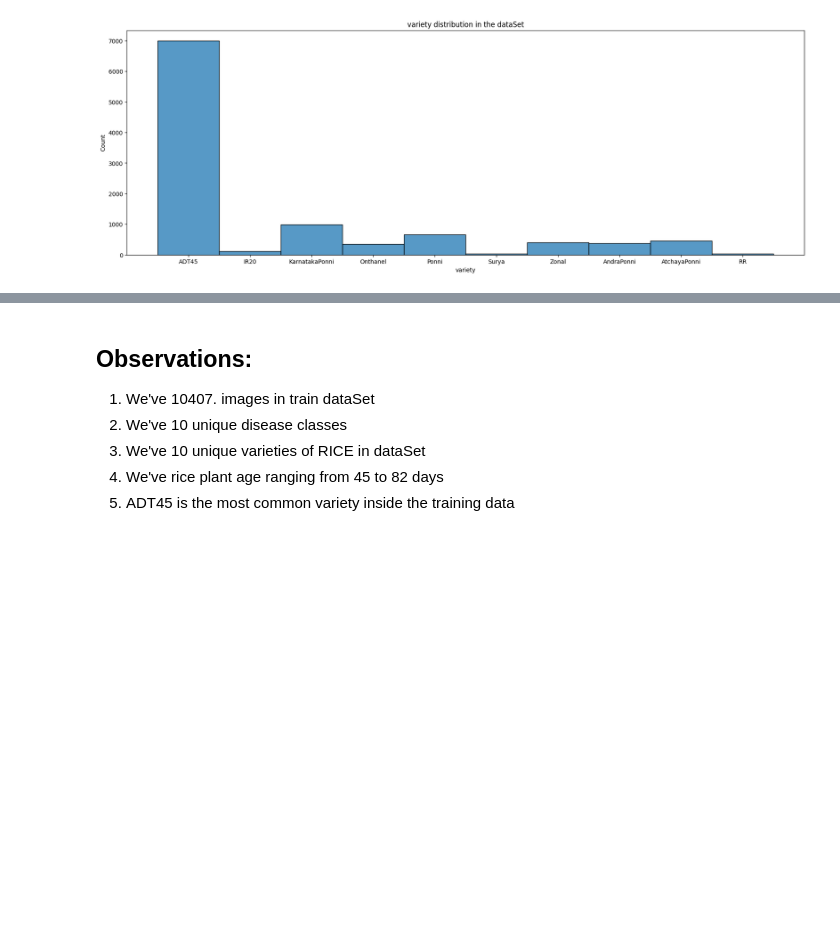
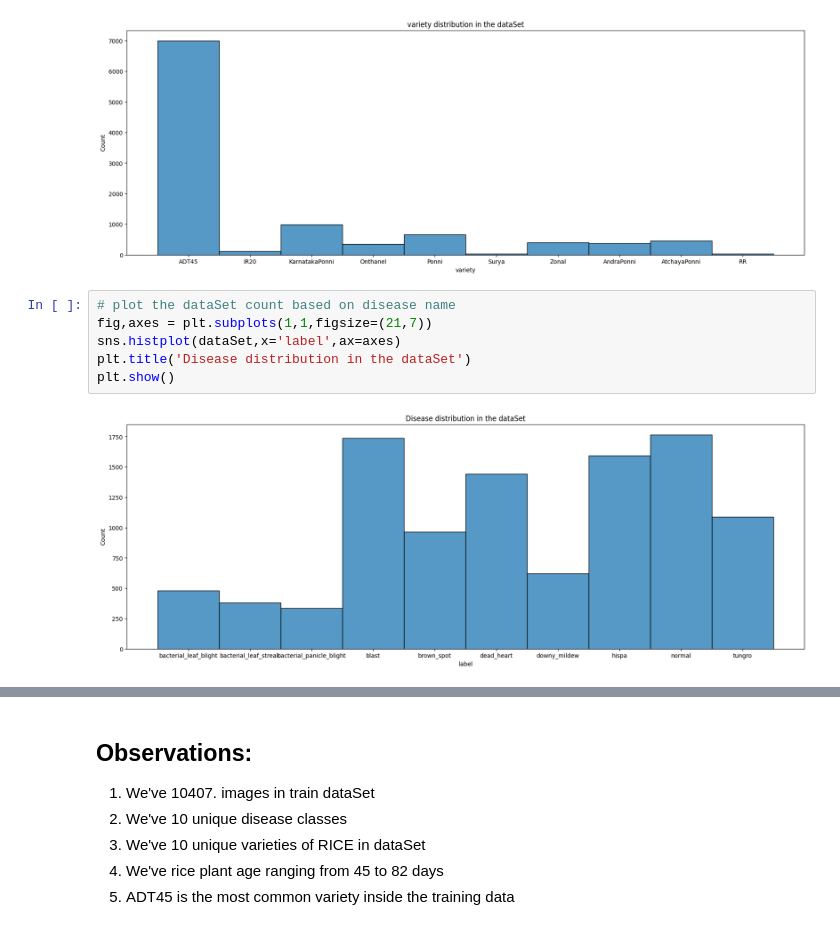
Before and after one commit to Jtithy/Rice_Disease_Classification-Peddy_Disease, a Jupyter notebook: 02_rice_disease_classification.ipynb, the cells around one changed output, grey strips where cells are left out. Saved outputs shown, nothing was run; the diff lists cells and outputs as text; blank space fills up the shorter version.

```diff
--- a/02_rice_disease_classification.ipynb
+++ b/02_rice_disease_classification.ipynb
@@ -69,3 +69,11 @@ plt.title('variety distribution in the dataSet')
 plt.show()
 # %% [output]
 [figure]
+# %%
+# plot the dataSet count based on disease name
+fig,axes = plt.subplots(1,1,figsize=(21,7))
+sns.histplot(dataSet,x='label',ax=axes)
+plt.title('Disease distribution in the dataSet')
+plt.show()
+# %% [output]
+[figure, added]
```
Also changed, not shown: parts of 4 cells of this notebook.
